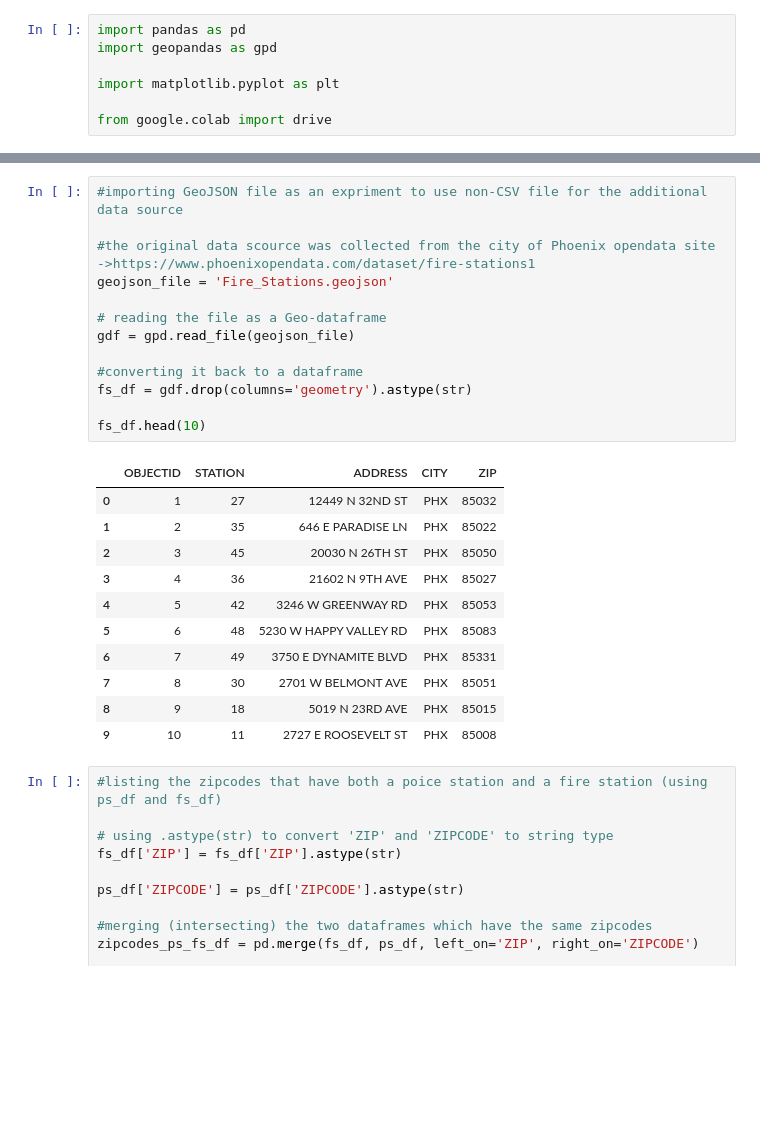
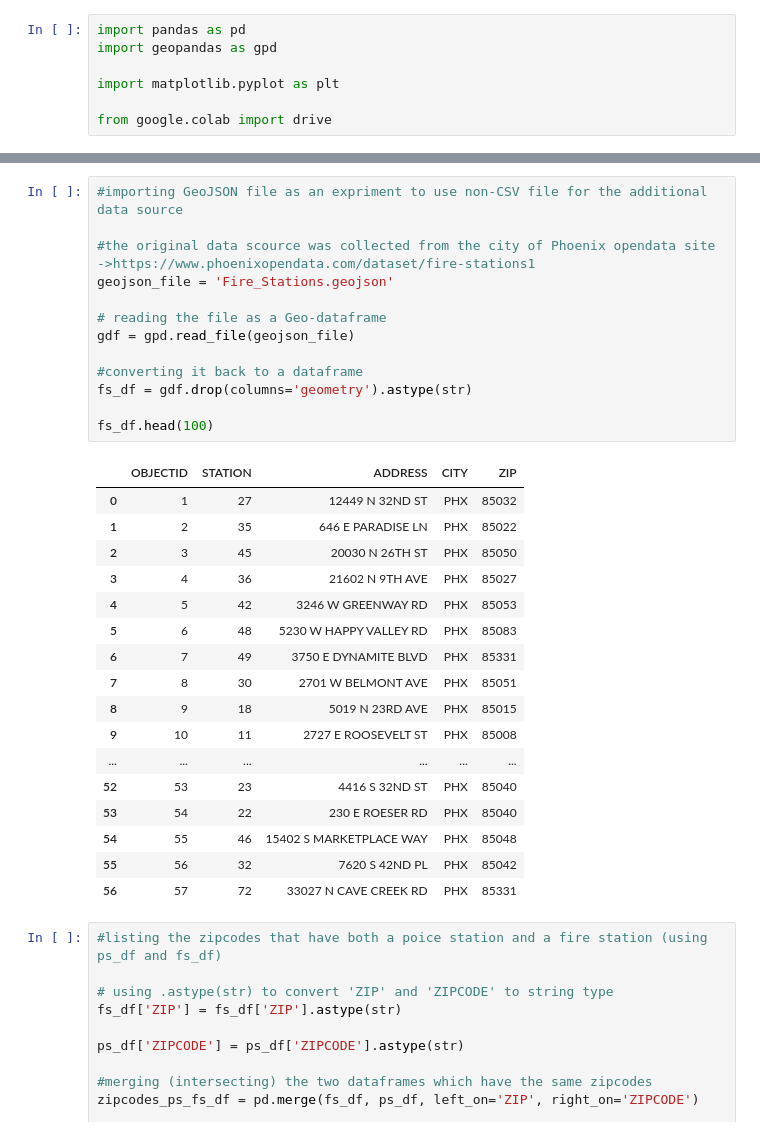
Before and after one commit to NyeinChan85/stc510, a Jupyter notebook: Module 3/Python_Data_Transformation_Essentials_Kyaw.ipynb, the cells around one changed output, grey strips where cells are left out. Cells and saved outputs as stored; diff of their text form; blank space fills up the shorter version.

```diff
--- a/Module 3/Python_Data_Transformation_Essentials_Kyaw.ipynb
+++ b/Module 3/Python_Data_Transformation_Essentials_Kyaw.ipynb
@@ -70,28 +72,34 @@ crime_df.head(10)
 # %%
 #importing GeoJSON file as an expriment to use non-CSV file for the additional data source
 
 #the original data scource was collected from the city of Phoenix opendata site ->https://www.phoenixopendata.com/dataset/fire-stations1
 geojson_file = 'Fire_Stations.geojson'
 
 # reading the file as a Geo-dataframe
 gdf = gpd.read_file(geojson_file)
 
 #converting it back to a dataframe
 fs_df = gdf.drop(columns='geometry').astype(str)
 
-fs_df.head(10)
+fs_df.head(100)
 # %% [output]
 |  | OBJECTID | STATION | ADDRESS | CITY | ZIP |
 | 0 | 1 | 27 | 12449 N 32ND ST | PHX | 85032 |
 | 1 | 2 | 35 | 646 E PARADISE LN | PHX | 85022 |
 | 2 | 3 | 45 | 20030 N 26TH ST | PHX | 85050 |
 | 3 | 4 | 36 | 21602 N 9TH AVE | PHX | 85027 |
 | 4 | 5 | 42 | 3246 W GREENWAY RD | PHX | 85053 |
 | 5 | 6 | 48 | 5230 W HAPPY VALLEY RD | PHX | 85083 |
 | 6 | 7 | 49 | 3750 E DYNAMITE BLVD | PHX | 85331 |
 | 7 | 8 | 30 | 2701 W BELMONT AVE | PHX | 85051 |
 | 8 | 9 | 18 | 5019 N 23RD AVE | PHX | 85015 |
 | 9 | 10 | 11 | 2727 E ROOSEVELT ST | PHX | 85008 |
+| ... | ... | ... | ... | ... | ... |
+| 52 | 53 | 23 | 4416 S 32ND ST | PHX | 85040 |
+| 53 | 54 | 22 | 230 E ROESER RD | PHX | 85040 |
+| 54 | 55 | 46 | 15402 S MARKETPLACE WAY | PHX | 85048 |
+| 55 | 56 | 32 | 7620 S 42ND PL | PHX | 85042 |
+| 56 | 57 | 72 | 33027 N CAVE CREEK RD | PHX | 85331 |
 # %%
 #listing the zipcodes that have both a poice station and a fire station (using ps_df and fs_df)
 
```
Also changed, not shown: parts of 2 cells of this notebook.
